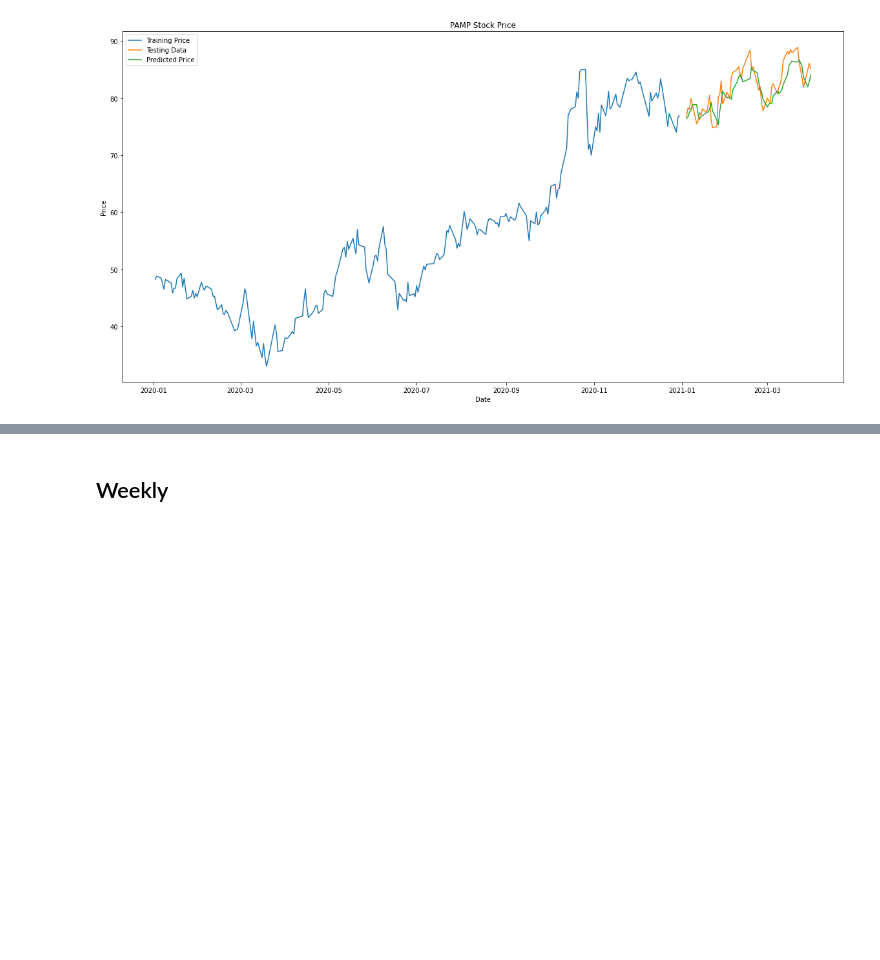
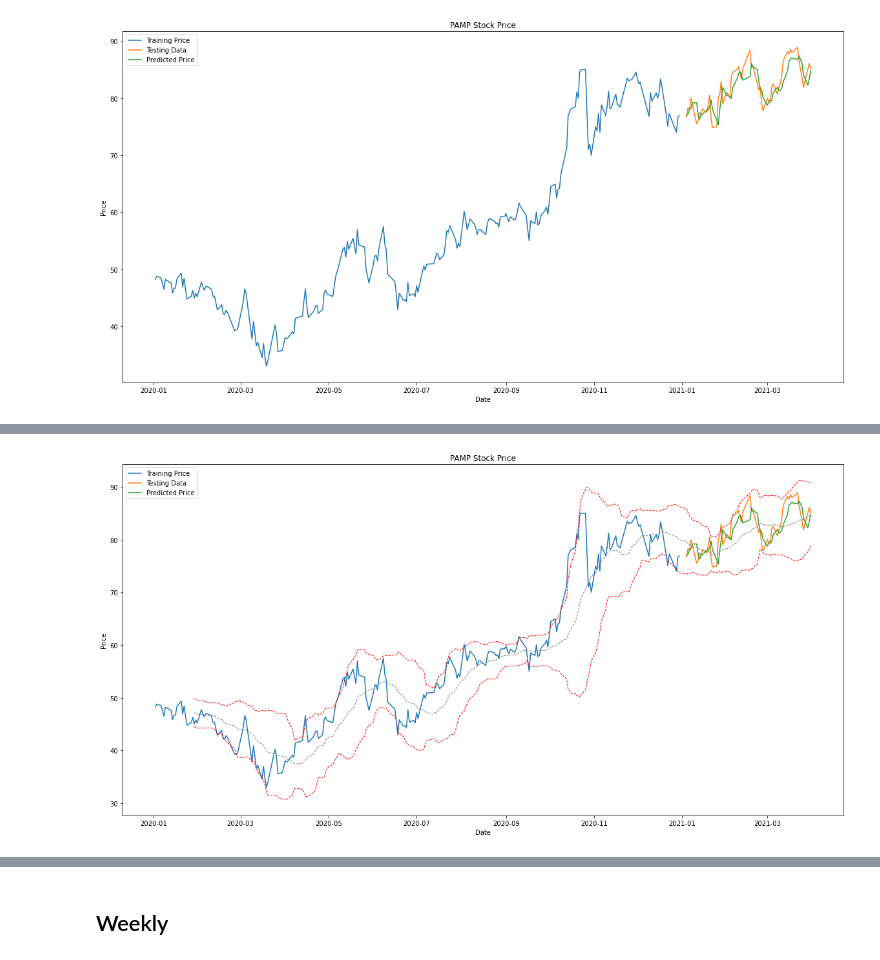
Before and after one commit to c-woo/Value-Investor, a Jupyter notebook: PAMP.ipynb, the cells around one changed output, grey strips where cells are left out. Cells and saved outputs as stored; diff of their text form; code cells hidden in the pictures; blank space fills up the shorter version.

```diff
--- a/PAMP.ipynb
+++ b/PAMP.ipynb
@@ -297,0 +326,16 @@ Either have an output for the 7 days of the week or have an output and use previ
+# %%
+plt.figure(figsize=(20, 10))
+
+plt.plot(training_data['Date'], training_data['Price'], label='Training Price')
+plt.plot(testing_data['Date'], testing_data['Price'], label='Testing Data')
+plt.plot(testing_data['Date'], testing_data['Predicted_Price'], label='Predicted Price')
+plt.plot(PAMP['Date'], PAMP['upper_bb'], linestyle = '--', linewidth=1, color='red')
+plt.plot(PAMP['Date'], PAMP['lower_bb'], linestyle = '--', linewidth=1, color='red')
+plt.plot(PAMP['Date'], PAMP['SMA'], linestyle='--', linewidth=1, color='gray')
+plt.xlabel('Date')
+plt.ylabel('Price')
+plt.title('PAMP Stock Price')
+plt.legend()
+plt.show()
+# %% [output]
+[figure, added]
```
Also changed, not shown: parts of 38 cells of this notebook.
